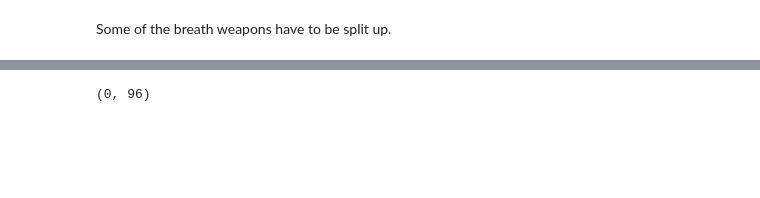
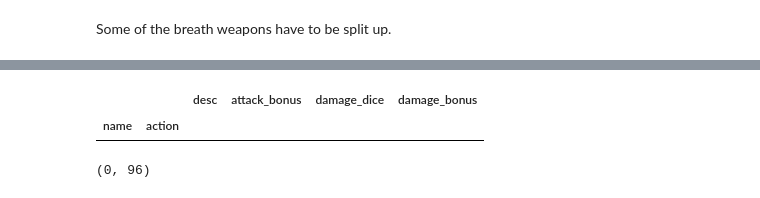
Before and after one commit to wisygig/cr, a Jupyter notebook: Feature Engineering Lab Book.ipynb, the cells around one changed output, grey strips where cells are left out. Saved outputs shown, nothing was run; the diff lists cells and outputs as text; code cells hidden in the pictures; blank space fills up the shorter version.

```diff
--- a/Feature Engineering Lab Book.ipynb
+++ b/Feature Engineering Lab Book.ipynb
@@ -226,3 +220,8 @@ Some of the breath weapons have to be split up.
+# %%
+actions_df.filter(like='Lair', axis='index')
+# %% [output]
+|  |  | desc | attack_bonus | damage_dice | damage_bonus |
+| name | action |  |  |  |  |
 # %%
 desc = 'Melee Weapon Attack: +12 to hit, reach 15 ft., one target. Hit: 16 (2d8 + 7) bludgeoning damage.'
 pattern = re.compile(r'^(.* Attack: .* targets?). (Hit: .* damage.)')
```
Also changed, not shown: parts of 14 cells of this notebook.
